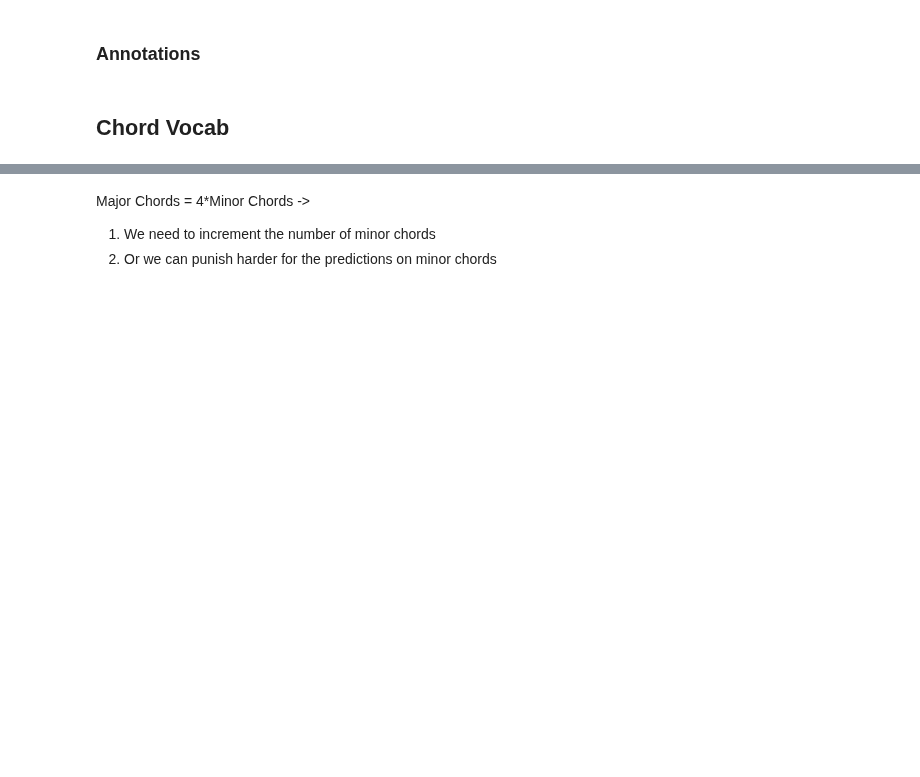
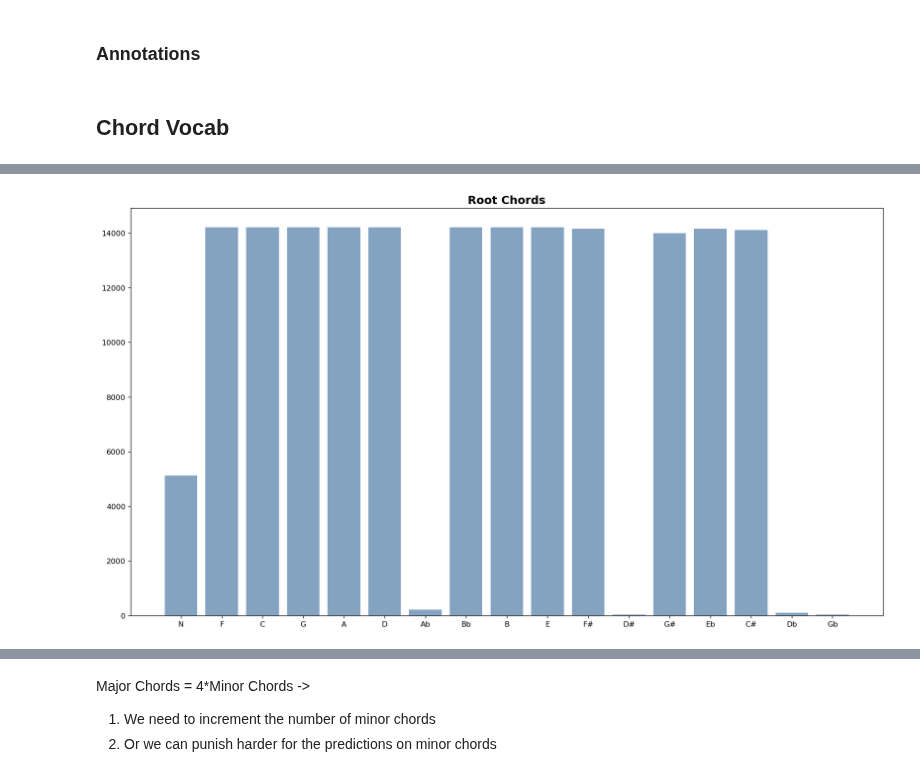
Before and after one commit to taslanidis/Audio-Chord-Recognition, a Jupyter notebook: Chord_Estimation.ipynb, the cells around one changed output, grey strips where cells are left out. Drawn from its saved outputs; the diff is of its cells as text; code cells hidden in the pictures; blank space fills up the shorter version.

```diff
--- a/Chord_Estimation.ipynb
+++ b/Chord_Estimation.ipynb
@@ -270,0 +315,15 @@ Minor Chords:  2853
+# %%
+height = [Analytic_Library[key]['Total'] for key in Analytic_Library.keys()]
+
+norm = matplotlib.colors.Normalize(vmin=mini, vmax=maxi)
+colors = [cmap(norm(value)) for value in my_values]
+bars = [key for key in Analytic_Library.keys()]
+y_pos = np.arange(len(bars))
+
+plt.figure(num=None, figsize=(18, 10), dpi=120, facecolor='w', edgecolor='k')
+plt.bar(y_pos, height, color=(0.2, 0.4, 0.6, 0.6))
+plt.xticks(y_pos, bars)
+plt.title("Root Chords",fontsize=15,fontweight="bold")
+plt.savefig("RootChords.png")
+# %% [output]
+[figure, added]
```
Also changed, not shown: parts of 27 cells of this notebook.
